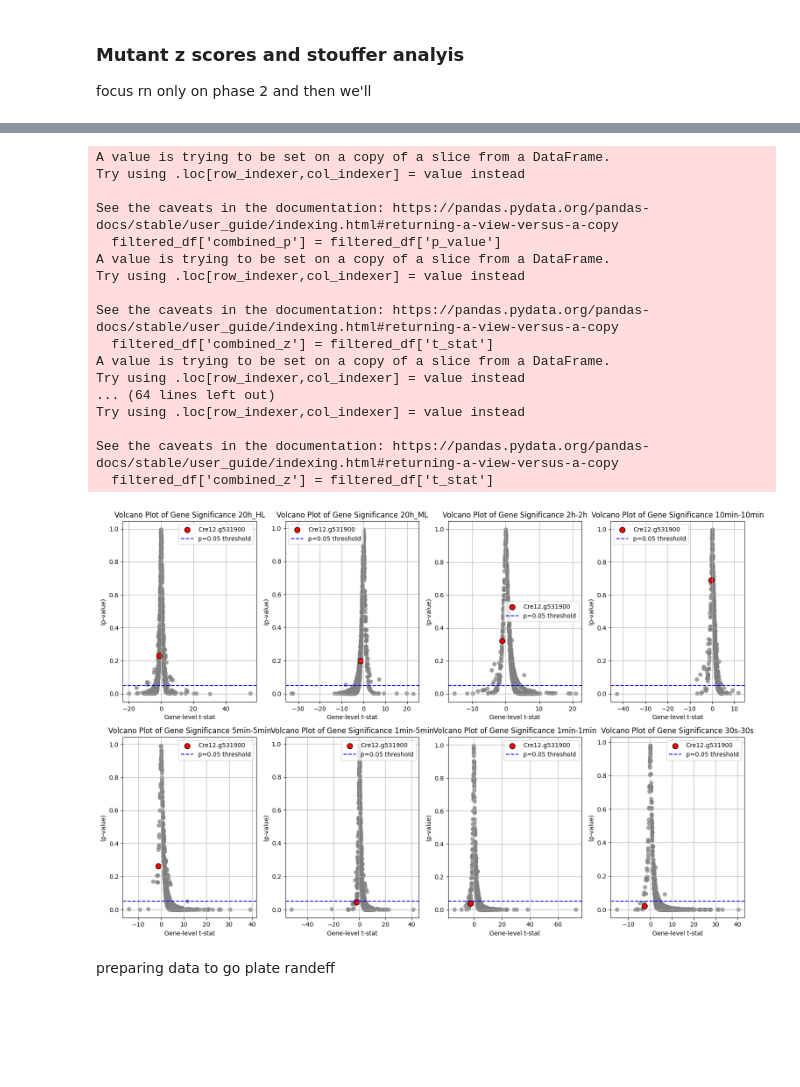
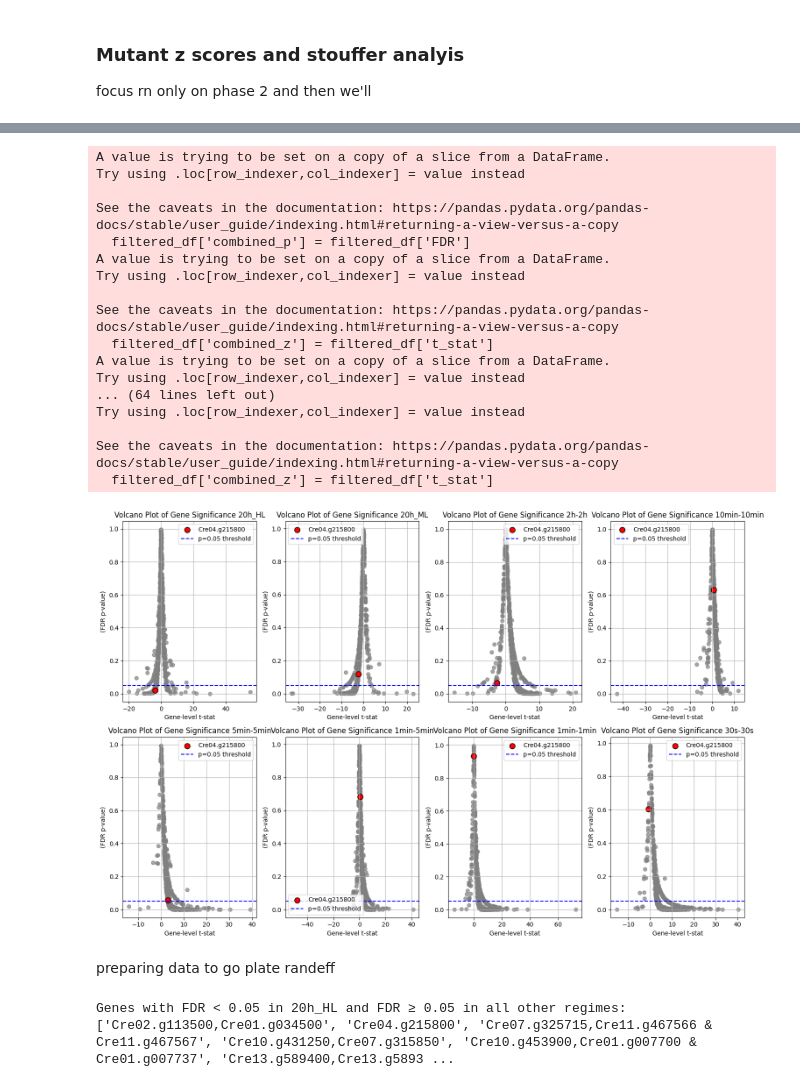
Before and after one commit to Imane-Mkt/Chlamy, a Jupyter notebook: Chlamy_Project_v2-main/Notebooks_Imane/p-to-z-conversion.ipynb, the cells around one changed output, grey strips where cells are left out. Drawn from its saved outputs; the diff is of its cells as text; code cells hidden in the pictures; blank space fills up the shorter version.

```diff
--- a/Chlamy_Project_v2-main/Notebooks_Imane/p-to-z-conversion.ipynb
+++ b/Chlamy_Project_v2-main/Notebooks_Imane/p-to-z-conversion.ipynb
@@ -321,67 +340,59 @@ import matplotlib.pyplot as plt
 import pandas as pd
 import numpy as np
 
-# Simulated example data with one gene of interest
 np.random.seed(42)
 light_regimes = ['20h_HL', '20h_ML', '2h-2h', '10min-10min', '5min-5min', '1min-5min', '1min-1min', '30s-30s']
 example_df = pd.read_csv('/home/imokhtatif/.vscode-server/Chlamy_Project_v2-main/Data/gene_level_ttest_pooled.csv')
 
-# Configurer la grille
 n_cols = 4
 n_rows = int(np.ceil(len(light_regimes) / n_cols))
 fig, axes = plt.subplots(n_rows, n_cols, figsize=(15, 5 * n_rows), squeeze=False)
 
-# Boucle pour chaque régime lumineux
 for i, light in enumerate(light_regimes):
     row, col = divmod(i, n_cols)
     ax = axes[row][col]
 
-    # Filtrer les données pour le régime lumineux actuel
     filtered_df = example_df[example_df['light_regime'] == light]
-    filtered_df['combined_p'] = filtered_df['p_value']
+    filtered_df['combined_p'] = filtered_df['FDR']
     filtered_df['combined_z'] = filtered_df['t_stat']
     # filtered_df['neg_log10_p'] = filtered_df['combined_p']  # Garder les colonnes comme elles sont
 
-    # Volcano plot
     ax.scatter(filtered_df['combined_z'], filtered_df['combined_p'], alpha=0.7, color='gray')
 
-    # Mettre en évidence le gène cible
-    target_gene = 'Cre12.g531900'
+    target_gene = 'Cre04.g215800'
     highlight = filtered_df[filtered_df['mutated_genes'] == target_gene]
     if not highlight.empty:
         ax.scatter(highlight['combined_z'], highlight['combined_p'], color='red', label=target_gene, s=80, edgecolors='black')
 
-    # Ligne de seuil de p-value
     ax.axhline((0.05), color='blue', linestyle='--', label='p=0.05 threshold')
     ax.set_xlabel('Gene-level t-stat')
-    ax.set_ylabel('(p-value)')
+    ax.set_ylabel('(FDR p-value)')
     ax.set_title(f'Volcano Plot of Gene Significance {light}')
     ax.legend()
     ax.grid(True)
-# Supprimer les axes inutilisés
 for i in range(len(light_regimes), n_rows * n_cols):
     row, col = divmod(i, n_cols)
     fig.delaxes(axes[row][col])
 plt.tight_layout()
 plt.show()
 # %% [output]
 A value is trying to be set on a copy of a slice from a DataFrame.
 Try using .loc[row_indexer,col_indexer] = value instead
 
 See the caveats in the documentation: https://pandas.pydata.org/pandas-docs/stable/user_guide/indexing.html#returning-a-view-versus-a-copy
-  filtered_df['combined_p'] = filtered_df['p_value']
+  filtered_df['combined_p'] = filtered_df['FDR']
 A value is trying to be set on a copy of a slice from a DataFrame.
 Try using .loc[row_indexer,col_indexer] = value instead
 
 See the caveats in the documentation: https://pandas.pydata.org/pandas-docs/stable/user_guide/indexing.html#returning-a-view-versus-a-copy
   filtered_df['combined_z'] = filtered_df['t_stat']
 A value is trying to be set on a copy of a slice from a DataFrame.
 Try using .loc[row_indexer,col_indexer] = value instead
 ... (64 lines left out)
 Try using .loc[row_indexer,col_indexer] = value instead
 
 See the caveats in the documentation: https://pandas.pydata.org/pandas-docs/stable/user_guide/indexing.html#returning-a-view-versus-a-copy
   filtered_df['combined_z'] = filtered_df['t_stat']
-[figure, old version]
+[figure, new version]
 # %% [markdown]
 preparing data to go plate randeff
@@ -392,0 +399,30 @@ data.to_csv('/home/imokhtatif/.vscode-server/Chlamy_Project_v2-main/Data/2025_5_
+# %%
+import pandas as pd
+
+# Load your data
+data = pd.read_csv("/home/imokhtatif/.vscode-server/Chlamy_Project_v2-main/Data/gene_level_ttest_pooled.csv")  # replace with your actual file path
+
+# Clean
+data = data[~data['FDR'].isna() & ~data['mutated_genes'].isna() & ~data['light_regime'].isna()]
+
+# Step 1: Get genes with FDR < 0.05 in 20h_HL
+hl_sig_genes = data[
+    (data['light_regime'] == '20h_HL') &
+    (data['FDR'] < 0.05)
+]['mutated_genes'].unique()
+
+# Step 2: For these genes, check if they have FDR ≥ 0.05 in *all* other regimes
+valid_genes = []
+
+for gene in hl_sig_genes:
+    gene_data = data[(data['mutated_genes'] == gene) & (data['light_regime'] != '20h_HL')]
+
+    if all(gene_data['FDR'] >= 0.05):
+        valid_genes.append(gene)
+
+# Print results
+print("Genes with FDR < 0.05 in 20h_HL and FDR ≥ 0.05 in all other regimes:")
+print(valid_genes)
+# %% [output]
+Genes with FDR < 0.05 in 20h_HL and FDR ≥ 0.05 in all other regimes:
+['Cre02.g113500,Cre01.g034500', 'Cre04.g215800', 'Cre07.g325715,Cre11.g467566 & Cre11.g467567', 'Cre10.g431250,Cre07.g315850', 'Cre10.g453900,Cre01.g007700 & Cre01.g007737', 'Cre13.g589400,Cre13.g5893 ...
```
Also changed, not shown: parts of 2 cells of this notebook, 4 other files.
